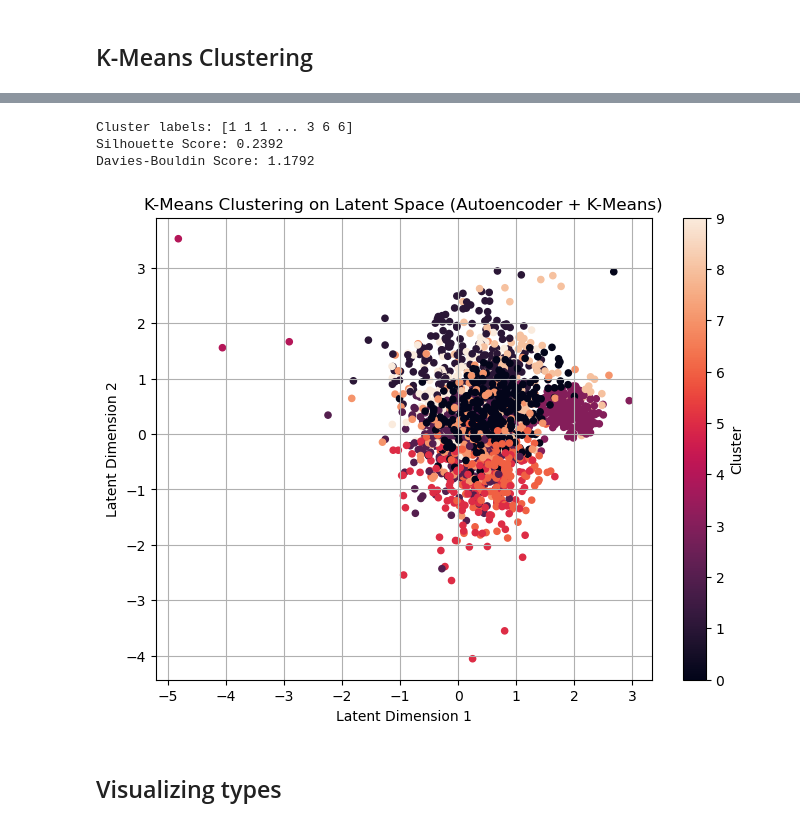
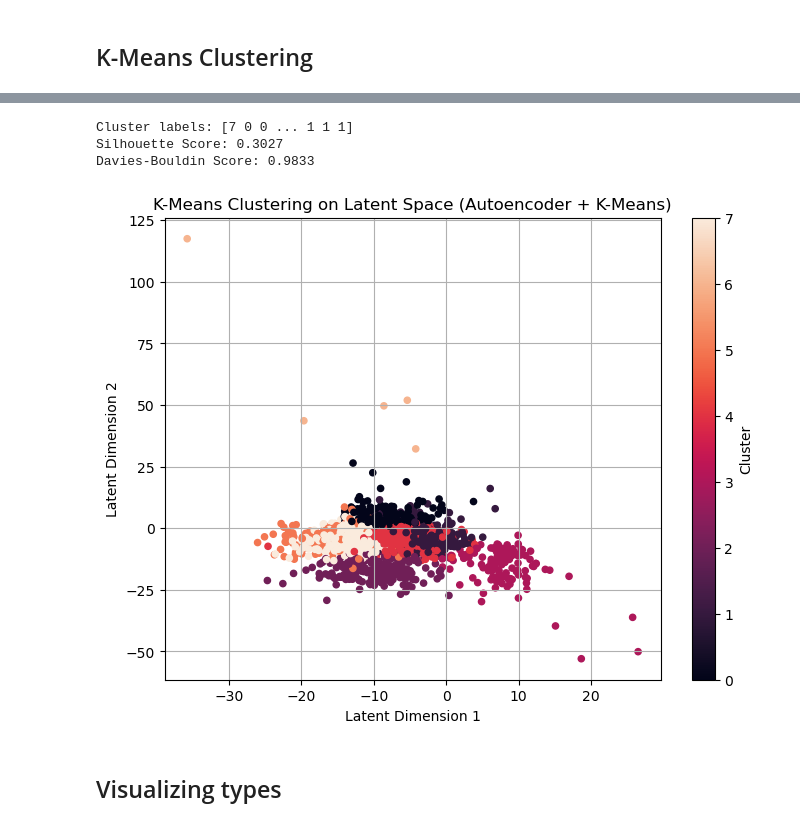
Before and after one commit to matheogodenzi/EnergyTransitionPotential, a Jupyter notebook: source/models/deep_embeddded_clustering.ipynb, the cells around one changed output, grey strips where cells are left out. Saved outputs shown, nothing was run; the diff lists cells and outputs as text; code cells hidden in the pictures.

```diff
--- a/source/models/deep_embeddded_clustering.ipynb
+++ b/source/models/deep_embeddded_clustering.ipynb
@@ -544,6 +670,10 @@ Cluster labels: [ 0 -1  0 ...  1 -1 -1]
 # %% [markdown]
 ## K-Means Clustering
 # %%
+
+#X_latent = np.genfromtxt("../../data/cleaned_data/X_encoded_simple_to_keep.csv", delimiter=",")
+X_latent = np.genfromtxt("../../data/cleaned_data/X_encoded_simple.csv", delimiter=",")
+
 # Number of clusters to test
 number_of_clusters = np.arange(2, 21)  # Clusters from 2 to 20
 
@@ -555,13 +685,13 @@ silhouette_max=0
 for num_clusters in number_of_clusters:
     # Step 9: Apply K-Means to the latent space
     kmeans = KMeans(n_clusters=num_clusters,  init='k-means++', n_init=10, random_state=42)
-    clusters = kmeans.fit_predict(X_encoded)
+    clusters = kmeans.fit_predict(X_latent)
 
     # Step 11: Evaluate clustering performance
-    silhouette_avg = silhouette_score(X_encoded, clusters)
+    silhouette_avg = silhouette_score(X_latent, clusters)
     silhouette_list.append(silhouette_avg)
 
-    davies_bouldin = davies_bouldin_score(X_encoded, clusters)
+    davies_bouldin = davies_bouldin_score(X_latent, clusters)
     davies_bouldin_list.append(davies_bouldin)
 
     if silhouette_avg >= silhouette_max:
@@ -599,33 +745,33 @@ plt.show()
 # %%
 
 # Step 9: Apply K-Means to the latent space
-num_clusters = 10  # Define the number of clusters
+num_clusters = 8 # Define the number of clusters
 kmeans = KMeans(n_clusters=num_clusters,  init='k-means++', n_init=10, random_state=42)
-clusters_vect = kmeans.fit_predict(X_encoded)
+clusters_vect = kmeans.fit_predict(X_latent)
 
 # Step 10: Optionally, you can visualize the clusters or perform further evaluation
 print("Cluster labels:", clusters_vect)
 
 # Step 11: Evaluate clustering performance
-silhouette_avg = silhouette_score(X_encoded, clusters_vect)
-davies_bouldin = davies_bouldin_score(X_encoded, clusters_vect)
+silhouette_avg = silhouette_score(X_latent, clusters_vect)
+davies_bouldin = davies_bouldin_score(X_latent, clusters_vect)
 print(f"Silhouette Score: {silhouette_avg:.4f}")
 print(f"Davies-Bouldin Score: {davies_bouldin:.4f}")
 
 
 # Optional Visualization
 plt.figure(figsize=(8, 6))
-plt.scatter(X_encoded[:, 2], X_encoded[:, 0], c=clusters_vect, cmap='rocket', s=20)
+plt.scatter(X_latent[:, 0], X_latent[:,2], c=clusters_vect, cmap='rocket', s=20)
 plt.title("K-Means Clustering on Latent Space (Autoencoder + K-Means)")
 plt.xlabel("Latent Dimension 1")
 plt.ylabel("Latent Dimension 2")
 plt.colorbar(label='Cluster')
 plt.grid()
 plt.show()
 # %% [output]
-Cluster labels: [1 1 1 ... 3 6 6]
-Silhouette Score: 0.2392
-Davies-Bouldin Score: 1.1792
+Cluster labels: [7 0 0 ... 1 1 1]
+Silhouette Score: 0.3027
+Davies-Bouldin Score: 0.9833
-[figure, old version]
+[figure, new version]
 # %% [markdown]
 ## Visualizing types
```
Also changed, not shown: parts of 49 cells of this notebook, 4 other files.
